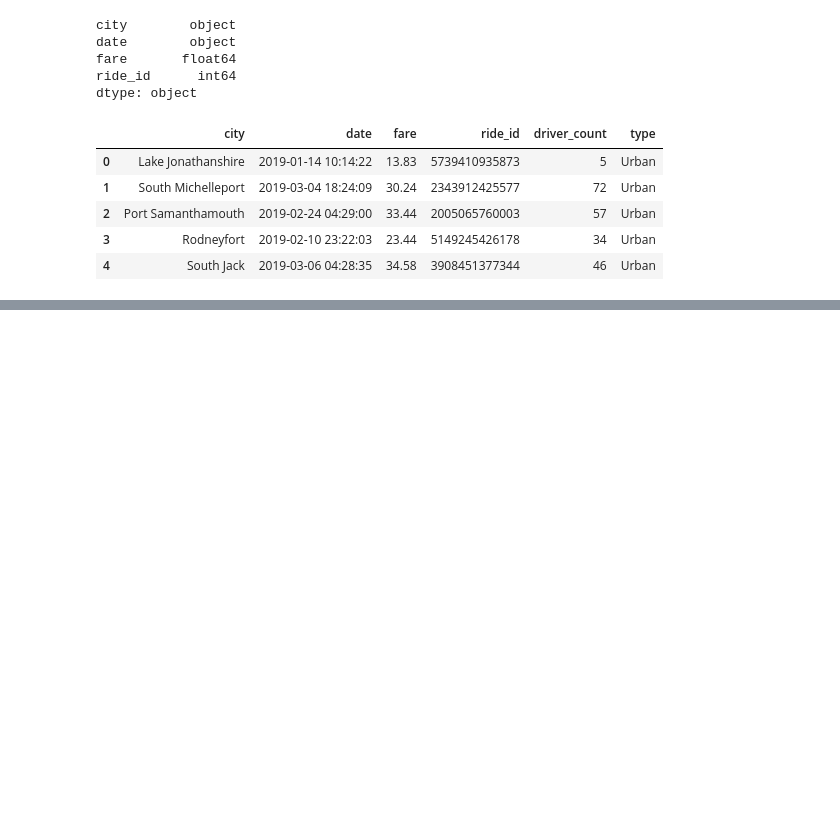
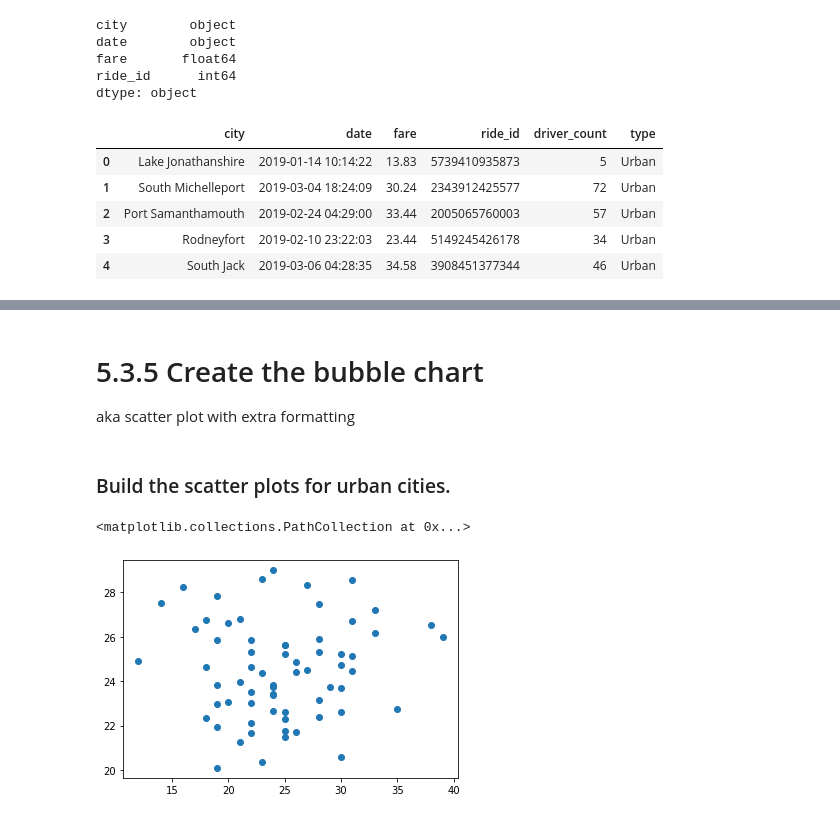
Before and after one commit to speddings/PyBer_analysis, a Jupyter notebook: PyBer.ipynb, the cells around one changed output, grey strips where cells are left out. Saved outputs shown, nothing was run; the diff lists cells and outputs as text; code cells hidden in the pictures; blank space fills up the shorter version.

Commit message:
add combined bubble chart.

```diff
--- a/PyBer.ipynb
+++ b/PyBer.ipynb
@@ -129,0 +140,5 @@ pyber_data_df.head()
+# %%
+
+## name the df (variable) = use the merged dataset to filter on urban.
+urban_cities_df = pyber_data_df[pyber_data_df["type"] == "Urban"]
+urban_cities_df.head()
@@ -129,0 +179,3 @@ pyber_data_df.head()
+# %%
+urban_ride_count = urban_cities_df.groupby(["city"]).count()["ride_id"]
+urban_ride_count.head()
@@ -129,0 +216,3 @@ pyber_data_df.head()
+# %%
+urban_avg_fare = urban_cities_df.groupby(["city"]).mean()["fare"]
+urban_avg_fare.head()
@@ -129,0 +285,10 @@ pyber_data_df.head()
+# %% [markdown]
+# 5.3.5 Create the bubble chart
+aka scatter plot with extra formatting
+# %% [markdown]
+### Build the scatter plots for urban cities.
+# %%
+plt.scatter(urban_ride_count, urban_avg_fare)
+# %% [output]
+<matplotlib.collections.PathCollection at 0x...>
+[figure, added]
```
Also changed, not shown: parts of 31 cells of this notebook.
